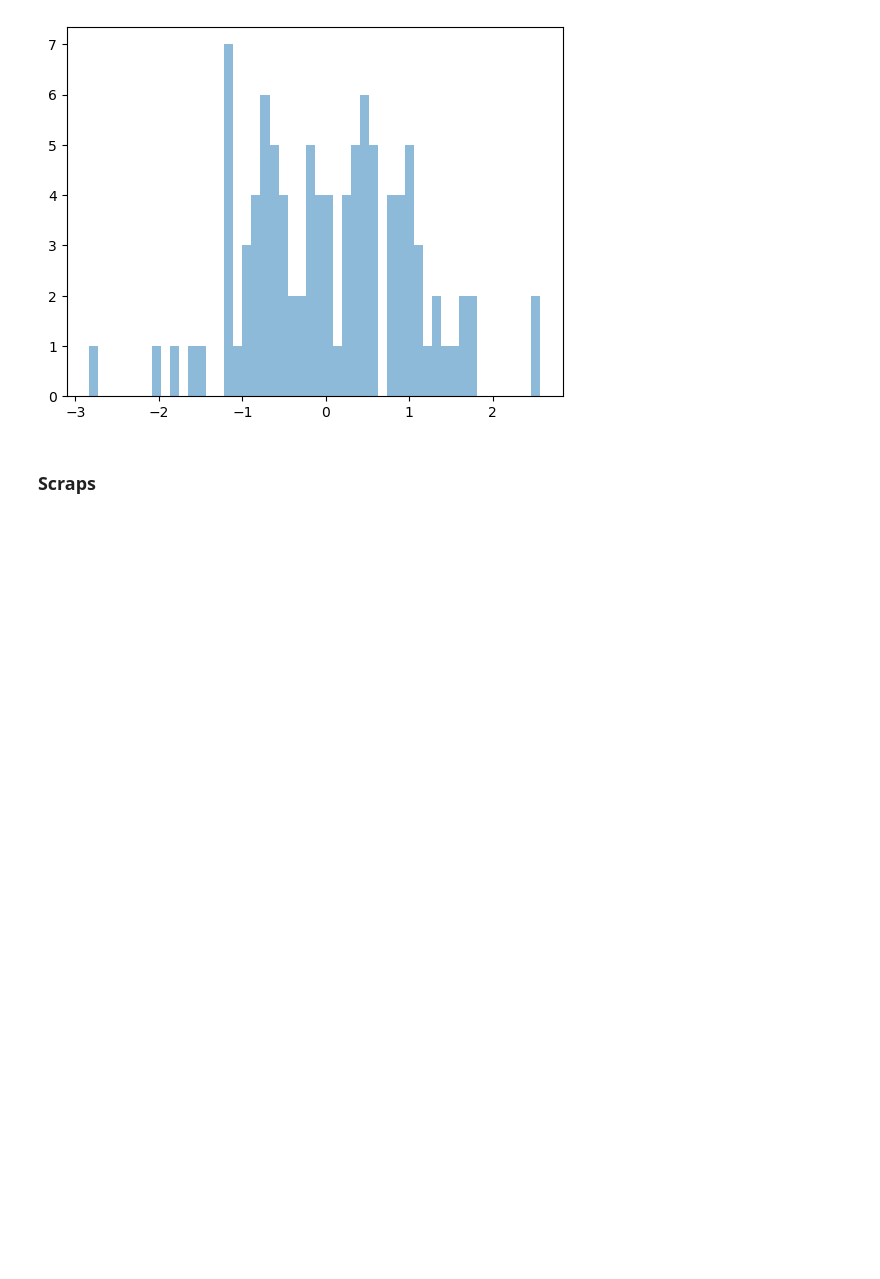
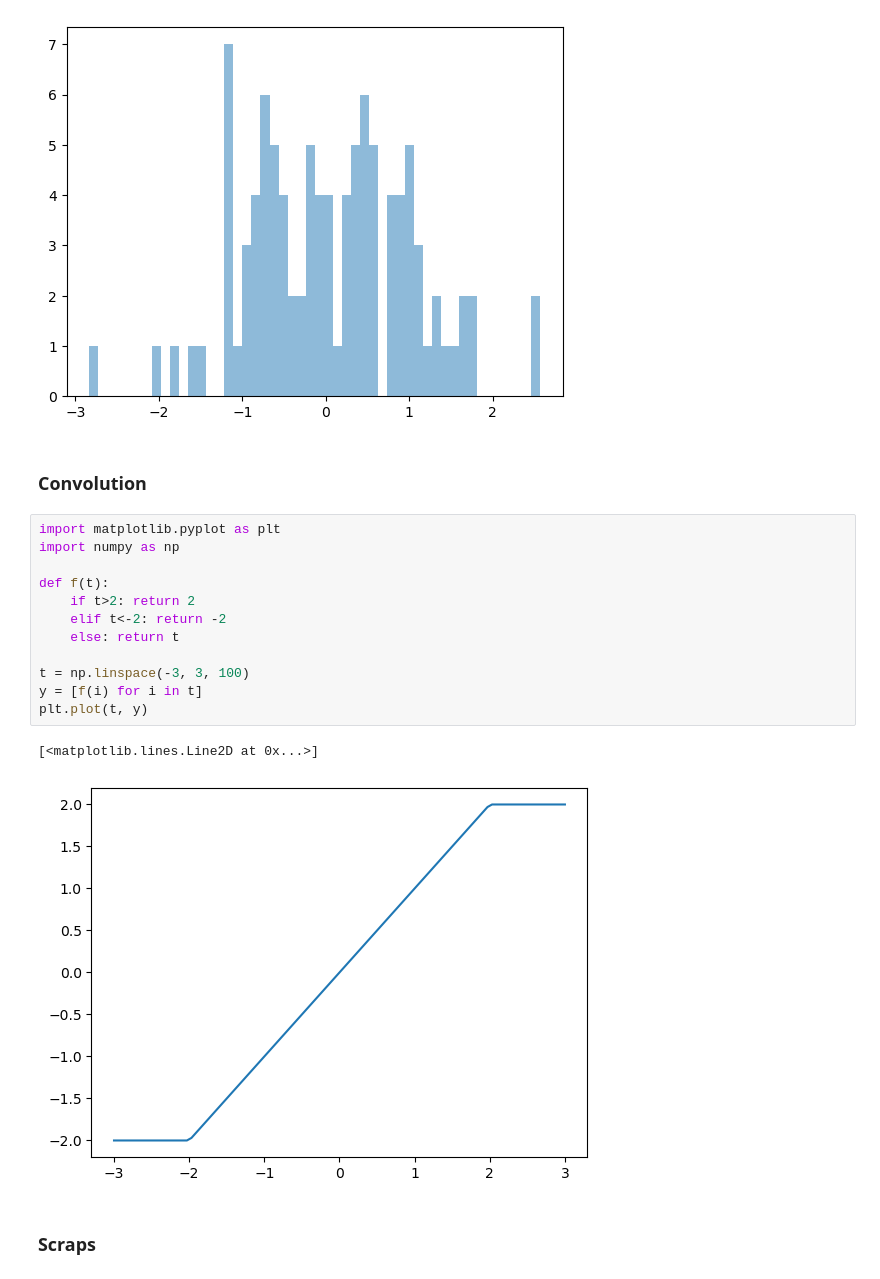
Before and after one commit to neytjieb1/kaggle_challenge, a Jupyter notebook: Scraps/scraps.ipynb, the cells around one changed output. Saved outputs shown, nothing was run; the diff lists cells and outputs as text; blank space fills up the shorter version.

```diff
--- a/Scraps/scraps.ipynb
+++ b/Scraps/scraps.ipynb
@@ -18,6 +18,23 @@ plt.hist(W, bins=100, alpha=0.5, orientation='horizontal');
 # %%
 # %% [output]
 [figure]
+# %% [markdown]
+### Convolution
+# %%
+import matplotlib.pyplot as plt
+import numpy as np
+
+def f(t):
+    if t>2: return 2
+    elif t<-2: return -2
+    else: return t
+
+t = np.linspace(-3, 3, 100)
+y = [f(i) for i in t]
+plt.plot(t, y)
+# %% [output]
+[<matplotlib.lines.Line2D at 0x...>]
+[figure, added]
 # %% [markdown]
 ### Scraps
 # %%
```
Also changed, not shown: parts of 1 cell of this notebook, 3 other files.
